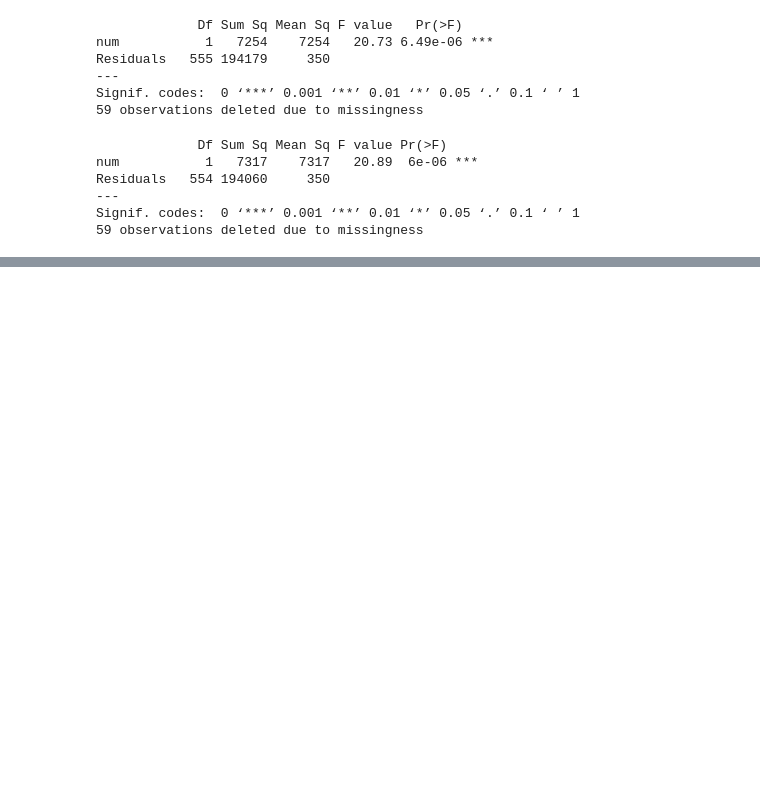
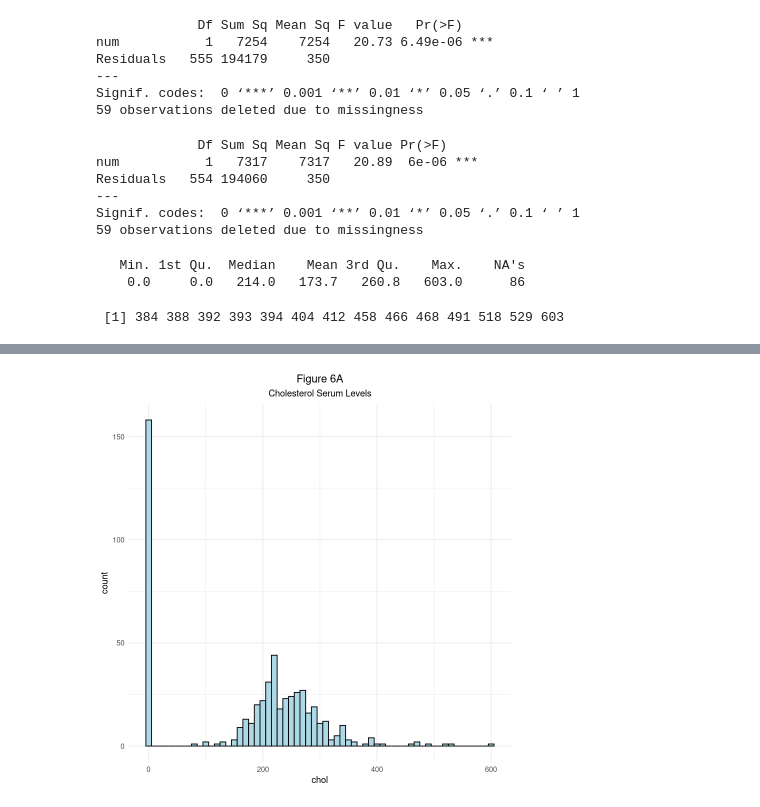
Before and after one commit to jerradmgenson/qdaim-proto, a Jupyter notebook: src/notebooks/dataset_analysis.ipynb, the cells around one changed output, grey strips where cells are left out. Drawn from its saved outputs; the diff is of its cells as text; code cells hidden in the pictures; blank space fills up the shorter version.

```diff
--- a/src/notebooks/dataset_analysis.ipynb
+++ b/src/notebooks/dataset_analysis.ipynb
@@ -690,3 +690,24 @@ Residuals   554 194060     350
 ---
 Signif. codes:  0 ‘***’ 0.001 ‘**’ 0.01 ‘*’ 0.05 ‘.’ 0.1 ‘ ’ 1
 59 observations deleted due to missingness
+# %%
+# Summary statistics for cholesterol serum levels.
+#
+# The minimum and 1st quartile in this data are extremely
+# suspicious. This indicates possible errors in the data.
+summary(heart_disease_data$chol, na.rm=T)
+# %% [output]
+   Min. 1st Qu.  Median    Mean 3rd Qu.    Max.    NA's
+    0.0     0.0   214.0   173.7   260.8   603.0      86
+# %%
+# Cholesterol serum levels potential outliers.
+outliers(heart_disease_data$chol)
+# %% [output]
+ [1] 384 388 392 393 394 404 412 458 466 468 491 518 529 603
+# %%
+# Histogram of cholesterol serum levels.
+#
+# There are a large number outliers present at level 0.
+# This is almost certainly an error with the data, so we will remove them.
+ggplot(heart_disease_data, aes(x=chol)) + ggtitle(label='Figure 6A', subtitle='Cholesterol Serum Levels') + geom_histogram(binwidth=10, color='black', fill='lightblue') + theme_minimal() + theme(plot.title = element_text(hjust = 0.5), plot.subtitle = element_text(hjust = 0.5))
+# %% [output]
@@ -692,0 +716 @@ Signif. codes:  0 ‘***’ 0.001 ‘**’ 0.01 ‘*’ 0.05 ‘.’ 0.1 ‘ ’
+[figure, added]
```
Also changed, not shown: parts of 14 cells of this notebook.
